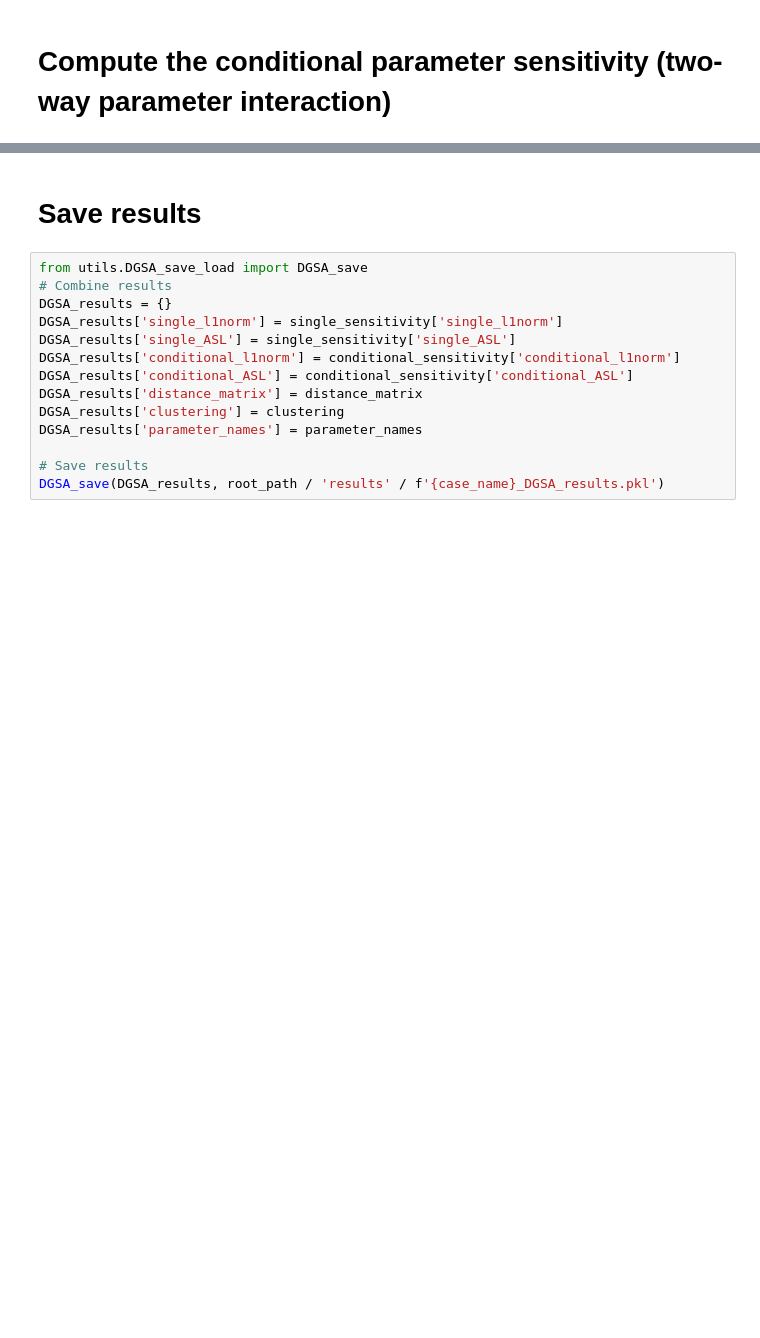
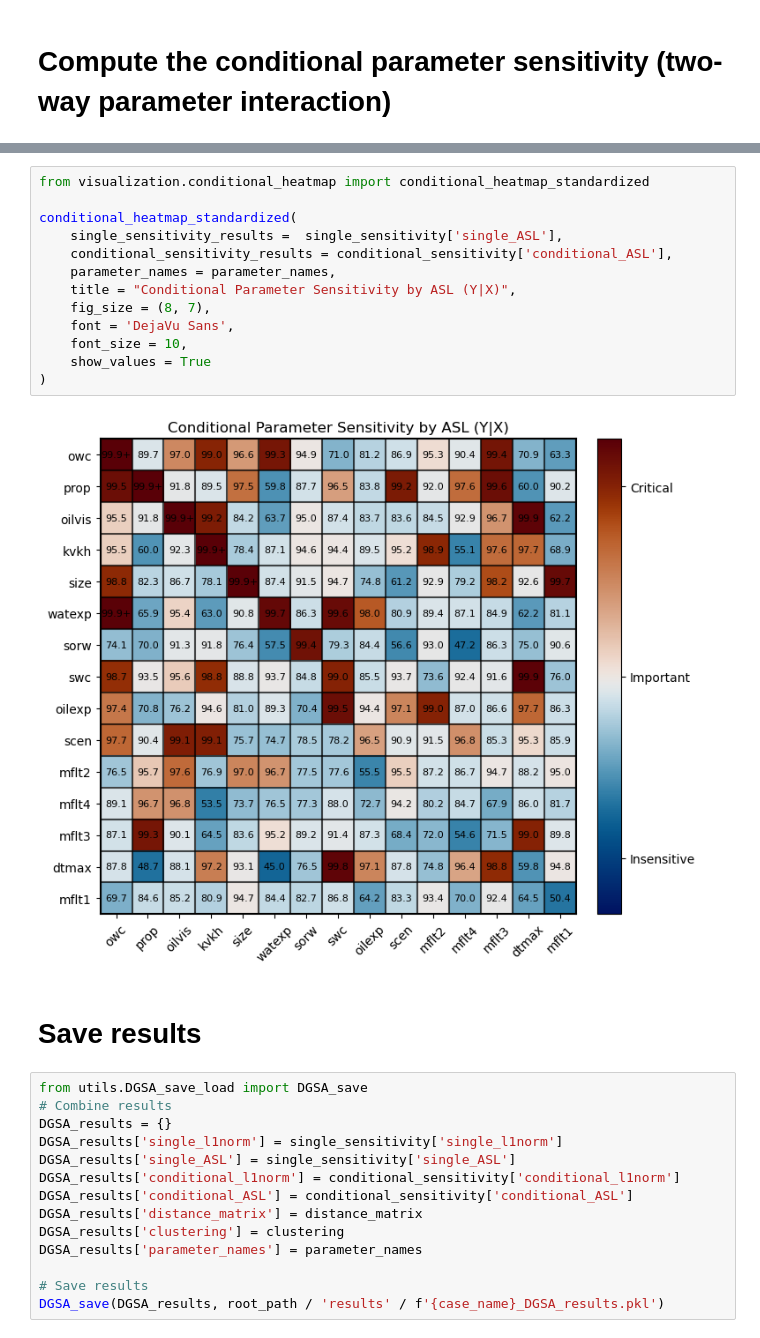
Before and after one commit to Stanford-Mineral-X/DGSA, a Jupyter notebook: notebooks/DGSA_computation_Park2016.ipynb, the cells around one changed output, grey strips where cells are left out. Saved outputs shown, nothing was run; the diff lists cells and outputs as text; blank space fills up the shorter version.

```diff
--- a/notebooks/DGSA_computation_Park2016.ipynb
+++ b/notebooks/DGSA_computation_Park2016.ipynb
@@ -114,6 +130,21 @@ Computing sensitivity conditioned on scen...
 Computing sensitivity conditioned on prop...
 Computing sensitivity conditioned on size...
 Completed conditional parameter sensitivity analysis using the l1norm_and_ASL method
+# %%
+from visualization.conditional_heatmap import conditional_heatmap_standardized
+
+conditional_heatmap_standardized(
+    single_sensitivity_results =  single_sensitivity['single_ASL'],
+    conditional_sensitivity_results = conditional_sensitivity['conditional_ASL'],
+    parameter_names = parameter_names,
+    title = "Conditional Parameter Sensitivity by ASL (Y|X)",
+    fig_size = (8, 7),
+    font = 'DejaVu Sans',
+    font_size = 10,
+    show_values = True
+)
+# %% [output]
+[figure, added]
 # %% [markdown]
 # Save results
 # %%
```
Also changed, not shown: parts of 6 cells of this notebook, 4 other files.
